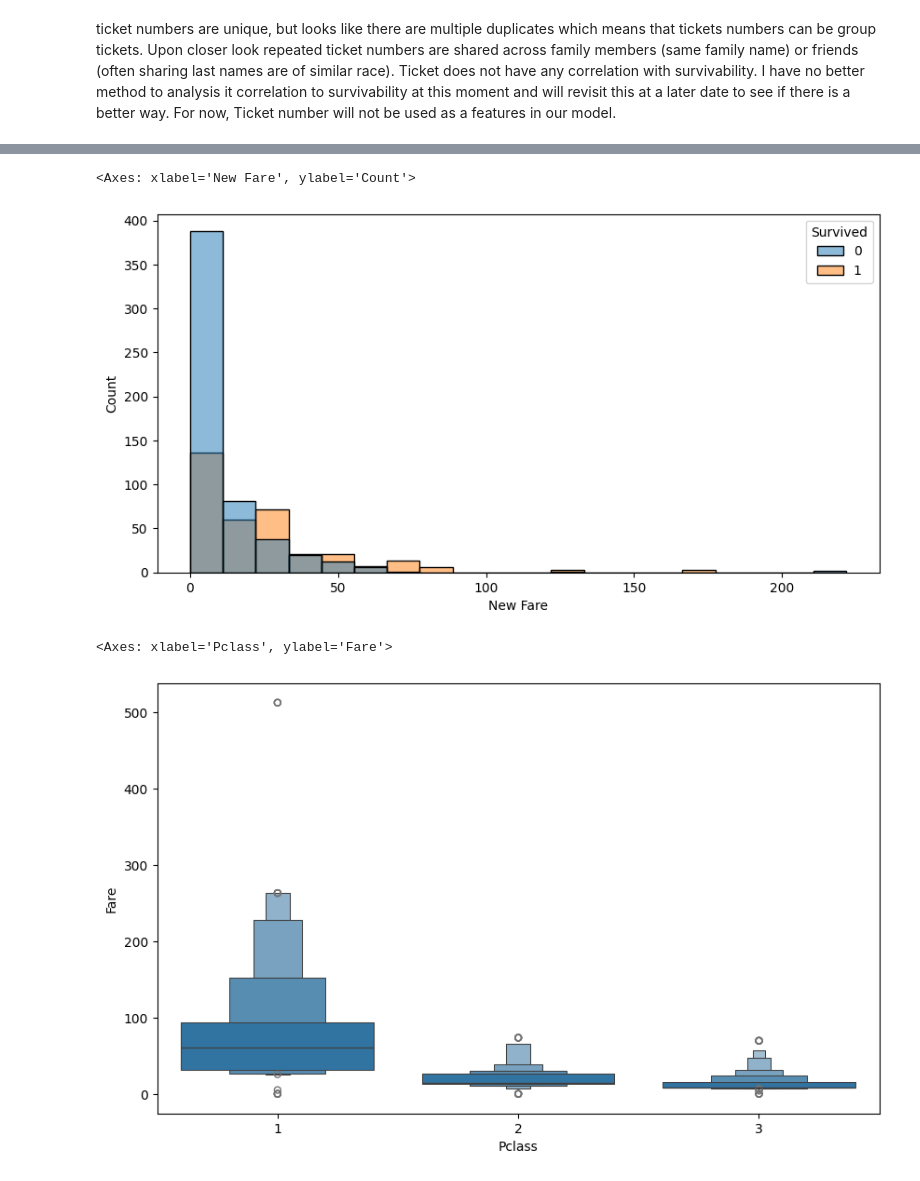
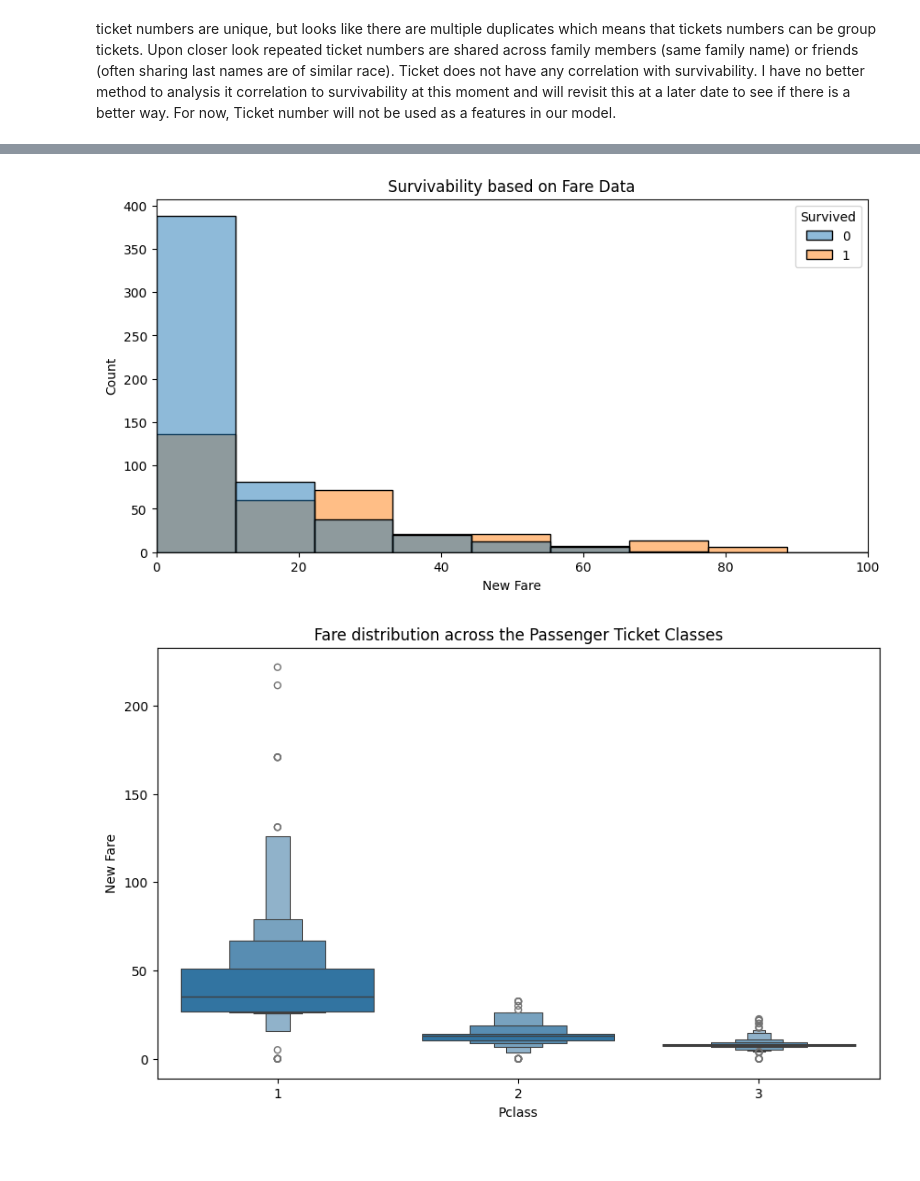
Before and after one commit to bethanysantos/Kaggle--Titanic-Challenge, a Jupyter notebook: titanic data analysis.ipynb, the cells around one changed output, grey strips where cells are left out. Drawn from its saved outputs; the diff is of its cells as text; code cells hidden in the pictures.

```diff
--- a/titanic data analysis.ipynb
+++ b/titanic data analysis.ipynb
@@ -269,13 +249,15 @@ train_clean[train_clean['Ticket']=='PC 17755']
 # %%
 # lets explore if there are any correlation between fare and survivability
 plt.figure(figsize=(10,5))
 sns.histplot(data=train_clean, x='New Fare', bins=20, hue="Survived")
+plt.xlim(0, 100)
+plt.title("Survivability based on Fare Data")
+plt.show()
+
+plt.figure(figsize=(10,6))
+sns.boxenplot(data=train_clean, x='Pclass', y='New Fare')
+plt.title("Fare distribution across the Passenger Ticket Classes")
+plt.show()
 # %% [output]
-<Axes: xlabel='New Fare', ylabel='Count'>
-[figure, old version]
+[figure, new version]
+[figure, added]
-# %%
-plt.figure(figsize=(10,6))
-sns.boxenplot(data=train_clean, x='Pclass', y='Fare')
-# %% [output]
-<Axes: xlabel='Pclass', ylabel='Fare'>
-[figure, removed]
```
Also changed, not shown: parts of 15 cells of this notebook, 3 other files.
